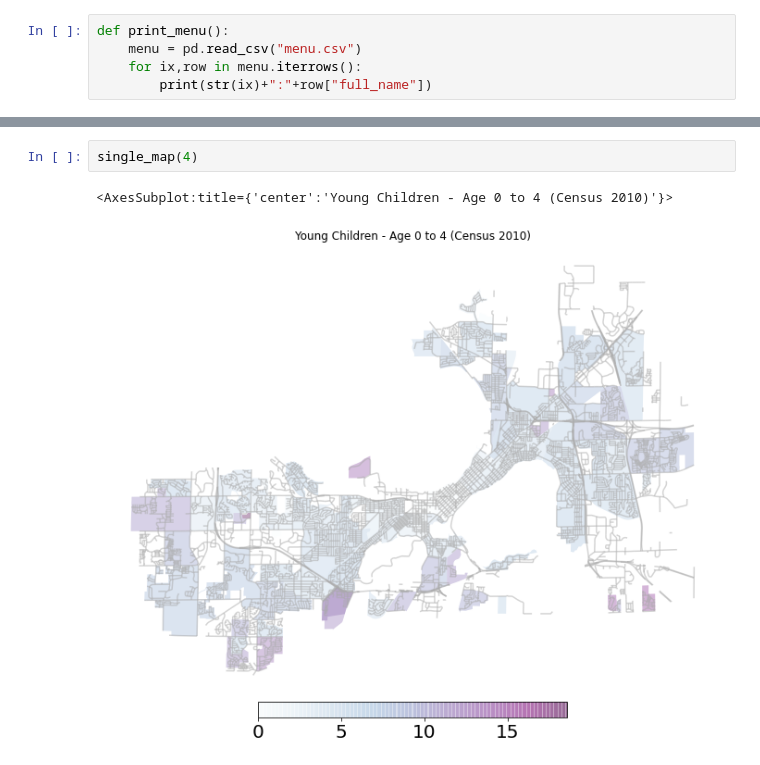
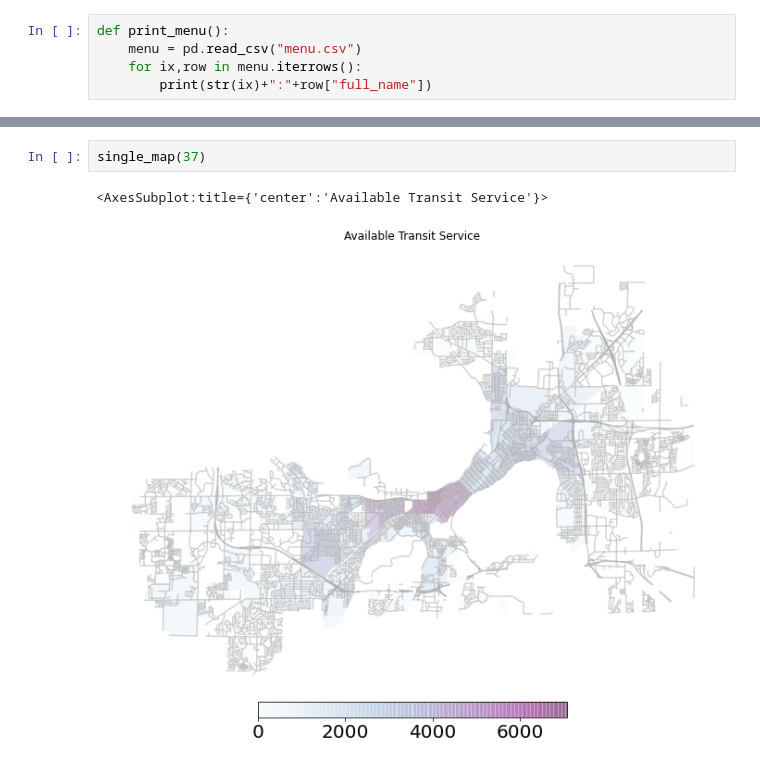
Before and after one commit to Dingyi-Z/Dream-Bus, a Jupyter notebook: Simulator/UtilityMap.ipynb, the cells around one changed output, grey strips where cells are left out. Saved outputs shown, nothing was run; the diff lists cells and outputs as text.

```diff
--- a/Simulator/UtilityMap.ipynb
+++ b/Simulator/UtilityMap.ipynb
@@ -77,5 +109,5 @@ combine_map([4,5,6],[0.2,0.8,0.4])
 # %%
-single_map(4)
+single_map(37)
 # %% [output]
-<AxesSubplot:title={'center':'Young Children - Age 0 to 4 (Census 2010)'}>
+<AxesSubplot:title={'center':'Available Transit Service'}>
-[figure, old version]
+[figure, new version]
```
Also changed, not shown: parts of 5 cells of this notebook.
